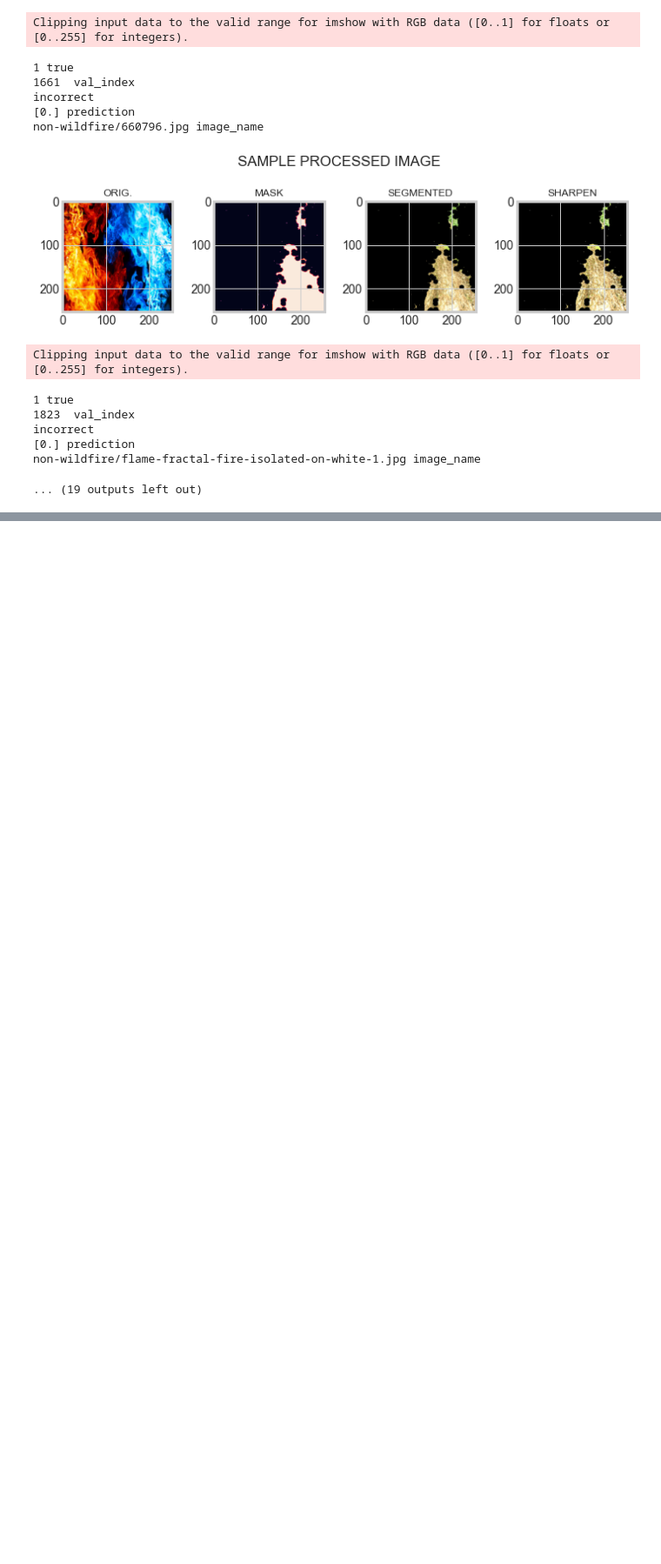
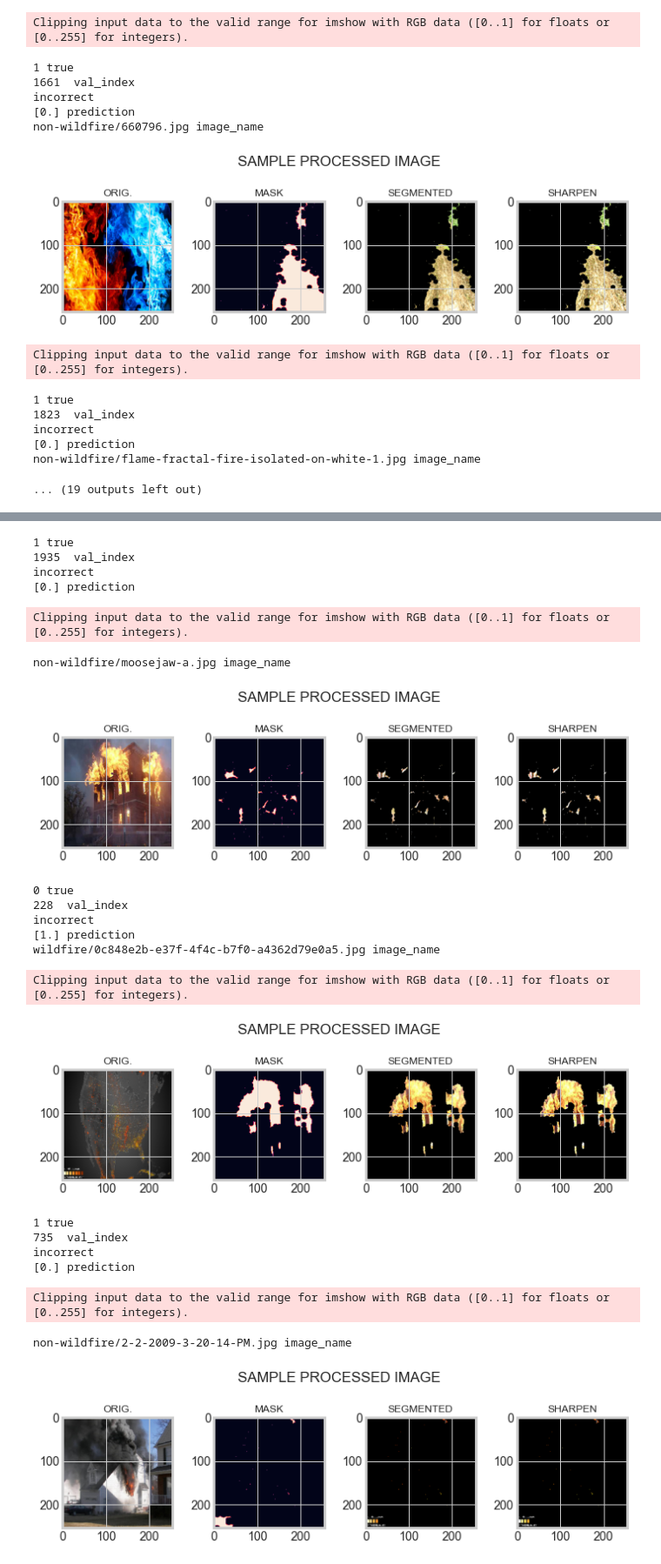
Before and after one commit to jonhilgart22/climate, a Jupyter notebook: notebooks/TF_fire_classification.ipynb, the cells around one changed output, grey strips where cells are left out. Shown at 87% size. Drawn from its saved outputs; the diff is of its cells as text; code cells hidden in the pictures; blank space fills up the shorter version.

```diff
--- a/notebooks/TF_fire_classification.ipynb
+++ b/notebooks/TF_fire_classification.ipynb
@@ -318,6 +397,9 @@ ax[1].plot(history.history['accuracy'], color= 'green',lw=2);
 # %%
 #predict the validation data
 predictions = model.predict(bf_train_val)
+# %%
+#predict the validation data
+predictions_normal_image = model_normal_image.predict(bf_train_val_normal_image)
 # %%
 # has wildire = 0
 predictions[:10]
@@ -344,6 +426,9 @@ predictions .max()
 predictions[predictions > .50] = 1 # threshold
 # %%
 predictions[predictions <= .50] = 0
+# %%
+predictions_normal_image[predictions_normal_image > .50] = 1
+predictions_normal_image[predictions_normal_image <= .50] =  0
 # %% [markdown]
 # classification report
 # %%
@@ -464,0 +567,60 @@ non-wildfire/flame-fractal-fire-isolated-on-white-1.jpg image_name
+# %%
+
+# 0 = no wildfire
+# 1 = wildfire
+c = 0
+INPUT_SIZE=255
+for pred, val_index in zip(predictions_normal_image, val_indicies_normal_image):
+    if c >= 10:
+        break
+    if y_val_normal_image[val_index] != pred:
+        print(y_val_normal_image[val_index], 'true')
+        print(val_index, ' val_index ')
+        print('incorrect')
+        print(pred, 'prediction')
+        fig, ax = plt.subplots(1, 4, figsize=(10, 5));
+        plt.suptitle('SAMPLE PROCESSED IMAGE', x=0.5, y=0.8)
+        plt.tight_layout()
+
+        image_name = df['file'][val_index]
+        #mask
+        image_mask = create_mask_for_plant(img)
+        #segmentation
+        image_segmented = segment_image(img)
+        #sharpen the image
+        image_sharpen = sharpen_image(image_segmented)
+        ax[0].set_title('ORIG.', fontsize=12)
+        ax[1].set_title('MASK', fontsize=12)
+        ax[2].set_title('SEGMENTED', fontsize=12)
+        ax[3].set_title('SHARPEN', fontsize=12)
+
+        print(image_name, 'image_name')
+        img = read_img(image_name,(255,255))
+        ax[0].imshow(img/255)
+        ax[1].imshow(image_mask)
+        ax[2].imshow(image_segmented)
+        plt.imshow(image_sharpen)
+        plt.show()
+        c +=1
+# %% [output]
+1 true
+1935  val_index
+incorrect
+[0.] prediction
+Clipping input data to the valid range for imshow with RGB data ([0..1] for floats or [0..255] for integers).
+non-wildfire/moosejaw-a.jpg image_name
+[figure, added]
+0 true
+228  val_index
+incorrect
+[1.] prediction
+wildfire/0c848e2b-e37f-4f4c-b7f0-a4362d79e0a5.jpg image_name
+Clipping input data to the valid range for imshow with RGB data ([0..1] for floats or [0..255] for integers).
+[figure, added]
+1 true
+735  val_index
+incorrect
+[0.] prediction
+Clipping input data to the valid range for imshow with RGB data ([0..1] for floats or [0..255] for integers).
+non-wildfire/2-2-2009-3-20-14-PM.jpg image_name
+[figure, added]
```
Also changed, not shown: parts of 15 cells of this notebook, 1 other file.
